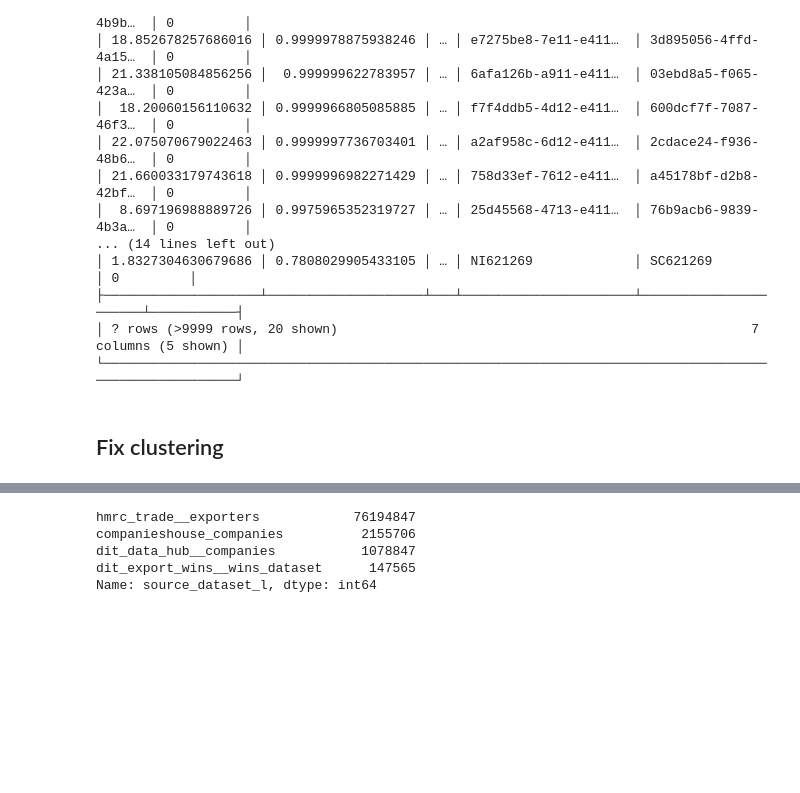
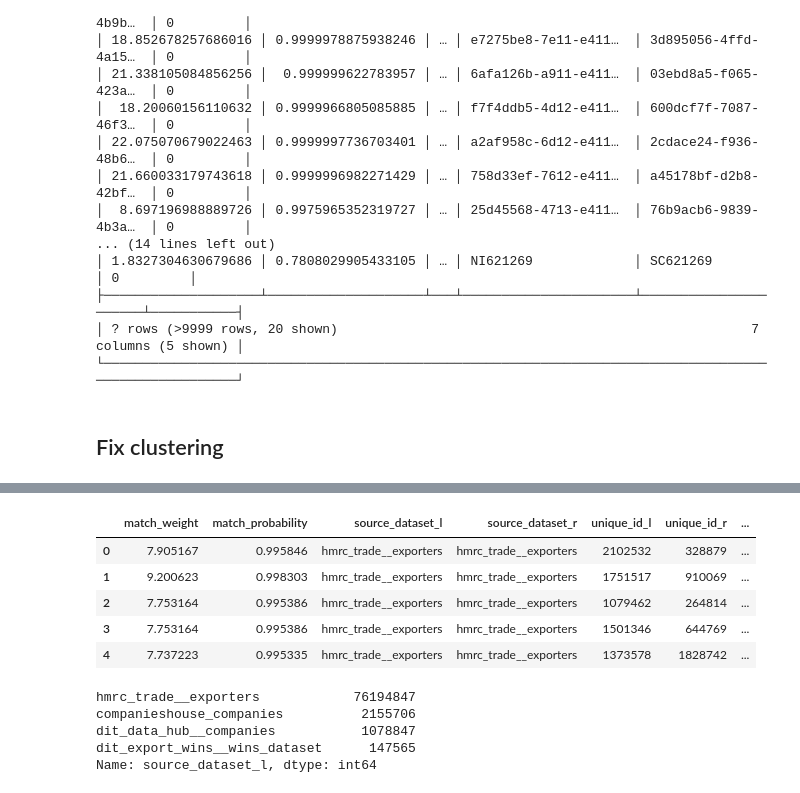
Before and after one commit to will-langdale/matchbox, a Jupyter notebook: notebooks/WL_splink-iterpred.ipynb, the cells around one changed output, grey strips where cells are left out. Saved outputs shown, nothing was run; the diff lists cells and outputs as text; code cells hidden in the pictures; blank space fills up the shorter version.

```diff
--- a/notebooks/WL_splink-iterpred.ipynb
+++ b/notebooks/WL_splink-iterpred.ipynb
@@ -144,3 +146,12 @@ df_predict.head(5)
+# %%
+linker.query_sql(f"select * from {db_predict.physical_name}")
+# %% [output]
+|  | match_weight | match_probability | source_dataset_l | source_dataset_r | unique_id_l | unique_id_r | ... |
+| 0 | 7.905167 | 0.995846 | hmrc_trade__exporters | hmrc_trade__exporters | 2102532 | 328879 | ... |
+| 1 | 9.200623 | 0.998303 | hmrc_trade__exporters | hmrc_trade__exporters | 1751517 | 910069 | ... |
+| 2 | 7.753164 | 0.995386 | hmrc_trade__exporters | hmrc_trade__exporters | 1079462 | 264814 | ... |
+| 3 | 7.753164 | 0.995386 | hmrc_trade__exporters | hmrc_trade__exporters | 1501346 | 644769 | ... |
+| 4 | 7.737223 | 0.995335 | hmrc_trade__exporters | hmrc_trade__exporters | 1373578 | 1828742 | ... |
 # %%
 df_predict.source_dataset_l.value_counts()
 df_predict.source_dataset_r.value_counts()
```
Also changed, not shown: parts of 32 cells of this notebook, 1 other file.
